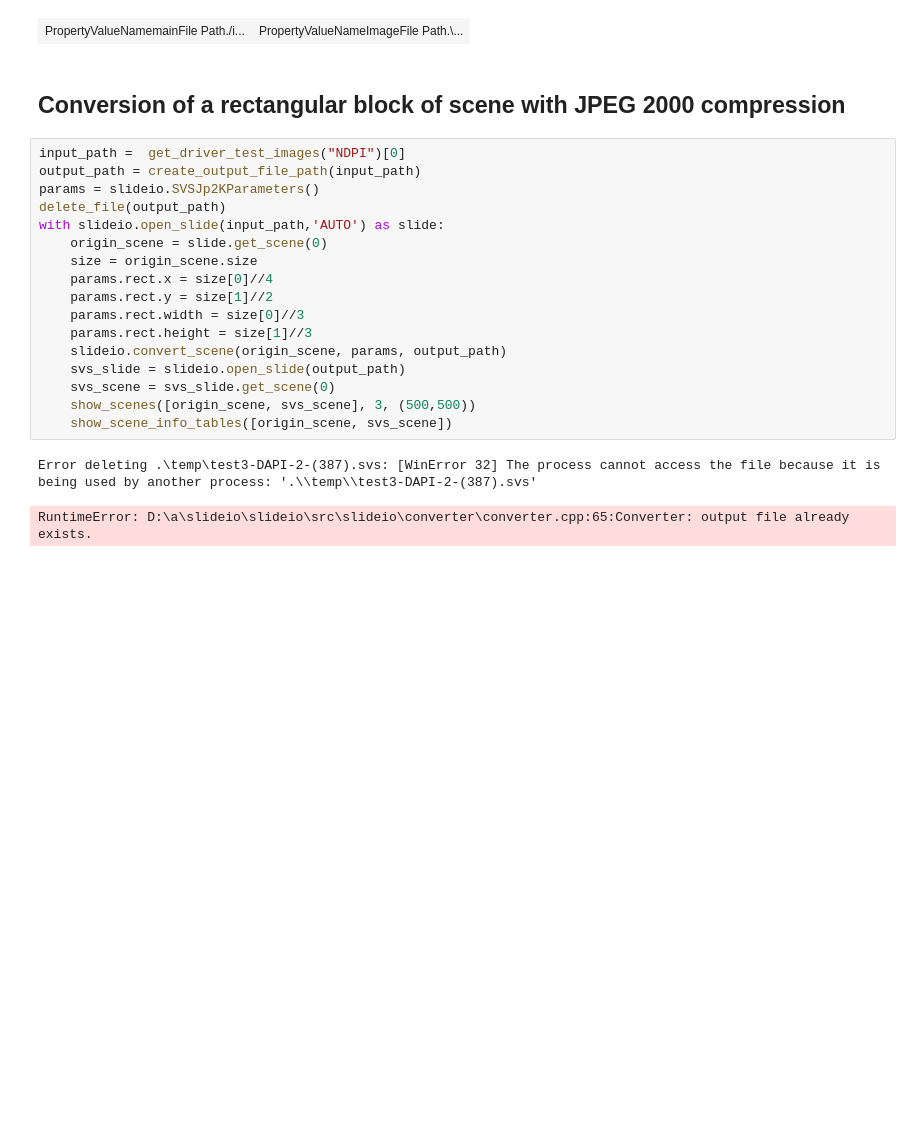
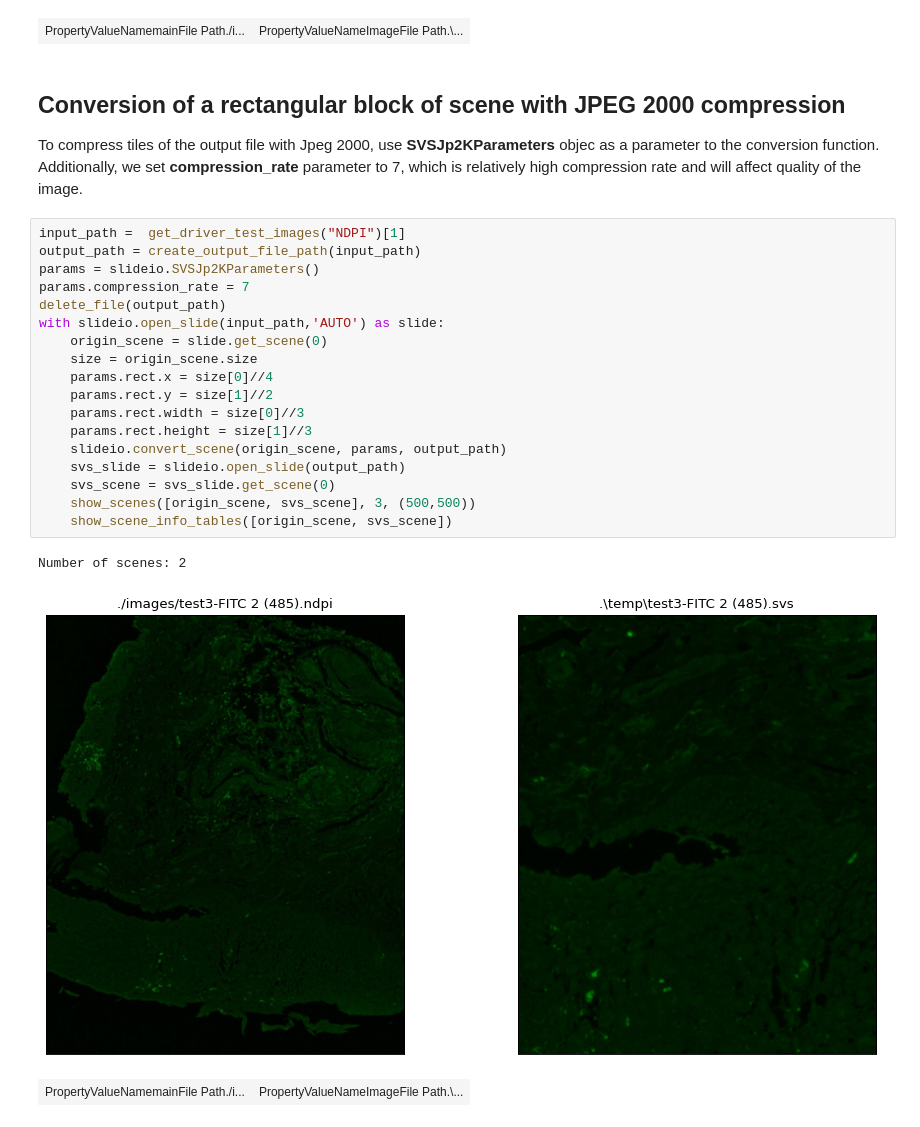
Before and after one commit to Booritas/slideio-tutorial, a Jupyter notebook: converter.ipynb, the cells around one changed output. Drawn from its saved outputs; the diff is of its cells as text; blank space fills up the shorter version.

Commit message:
finishing converter tutorial

```diff
--- a/converter.ipynb
+++ b/converter.ipynb
@@ -222,23 +241,27 @@ Number of scenes: 2
 | PropertyValueNamemainFile Path./i... | PropertyValueNameImageFile Path.\... |
 # %% [markdown]
 ## Conversion of a rectangular block of scene with JPEG 2000 compression
+To compress tiles of the output file with Jpeg 2000, use **SVSJp2KParameters** objec as a parameter to the conversion function.
+Additionally, we set **compression_rate** parameter to 7, which is relatively high compression rate and will affect quality of the image.
 # %%
-input_path =  get_driver_test_images("NDPI")[0]
+input_path =  get_driver_test_images("NDPI")[1]
 output_path = create_output_file_path(input_path)
 params = slideio.SVSJp2KParameters()
+params.compression_rate = 7
 delete_file(output_path)
 with slideio.open_slide(input_path,'AUTO') as slide:
     origin_scene = slide.get_scene(0)
     size = origin_scene.size
     params.rect.x = size[0]//4
     params.rect.y = size[1]//2
     params.rect.width = size[0]//3
     params.rect.height = size[1]//3
     slideio.convert_scene(origin_scene, params, output_path)
     svs_slide = slideio.open_slide(output_path)
     svs_scene = svs_slide.get_scene(0)
     show_scenes([origin_scene, svs_scene], 3, (500,500))
     show_scene_info_tables([origin_scene, svs_scene])
 # %% [output]
-Error deleting .\temp\test3-DAPI-2-(387).svs: [WinError 32] The process cannot access the file because it is being used by another process: '.\\temp\\test3-DAPI-2-(387).svs'
+Number of scenes: 2
-RuntimeError: D:\a\slideio\slideio\src\slideio\converter\converter.cpp:65:Converter: output file already exists.
+[figure, added]
+| PropertyValueNamemainFile Path./i... | PropertyValueNameImageFile Path.\... |
```
Also changed, not shown: parts of 18 cells of this notebook, 1 other file.
